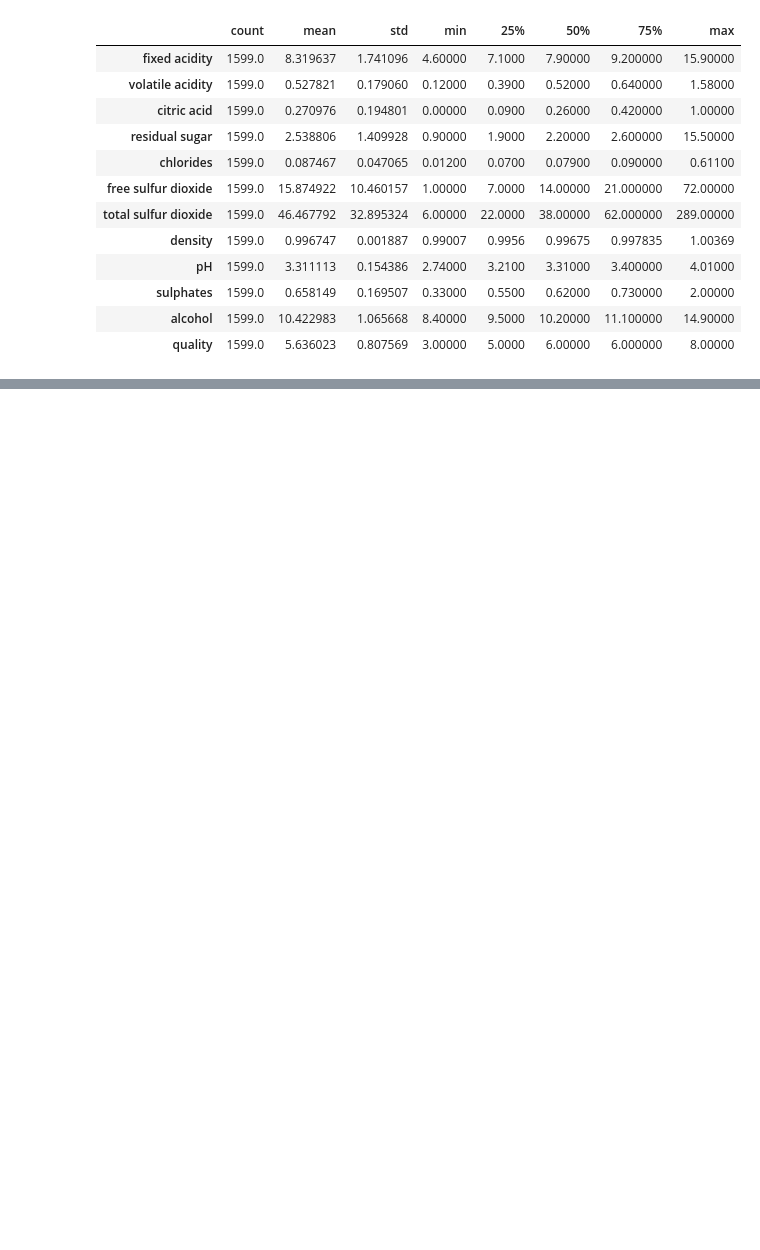
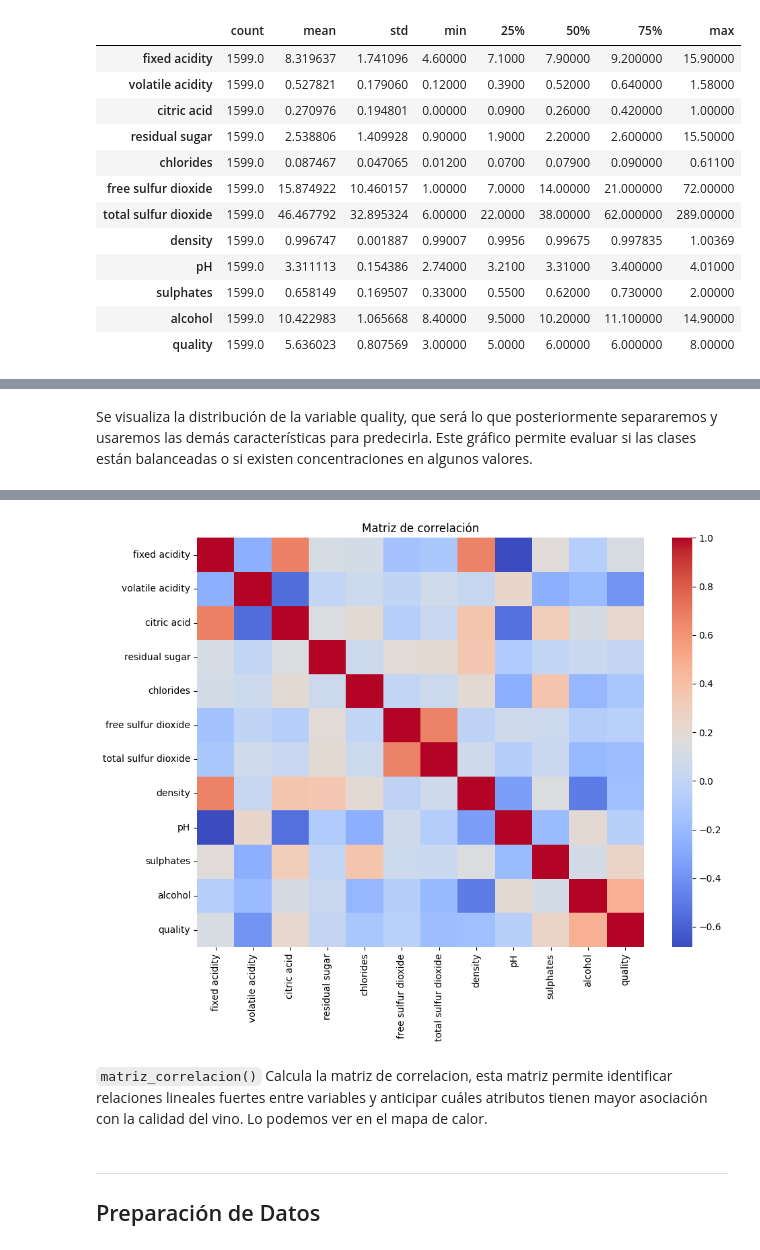
Before and after one commit to ignaciocastillo/WineQuality-CastilloVega, a Jupyter notebook: notebooks/analisis_vino.ipynb, the cells around one changed output, grey strips where cells are left out. Drawn from its saved outputs; the diff is of its cells as text; code cells hidden in the pictures; blank space fills up the shorter version.

```diff
--- a/notebooks/analisis_vino.ipynb
+++ b/notebooks/analisis_vino.ipynb
@@ -70,0 +96,5 @@ Las variables presentan escalas distintas, por lo que será necesario aplicar es
+# %% [markdown]
+Se visualiza la distribución de la variable quality, que será lo que posteriormente separaremos y usaremos las demás características para predecirla. Este gráfico permite evaluar si las clases están balanceadas o si existen concentraciones en algunos valores.
+# %%
+analisis.matriz_correlacion()
+# %% [output]
@@ -70,0 +114,9 @@ Las variables presentan escalas distintas, por lo que será necesario aplicar es
+[figure, added]
+# %% [markdown]
+`matriz_correlacion()` Calcula la matriz de correlacion, esta matriz permite identificar relaciones lineales fuertes entre variables y anticipar cuáles atributos tienen mayor asociación con la calidad del vino. Lo podemos ver en el mapa de calor.
+# %% [markdown]
+---
+
+
+
+## Preparación de Datos
```
Also changed, not shown: parts of 49 cells of this notebook, 27 other files.
